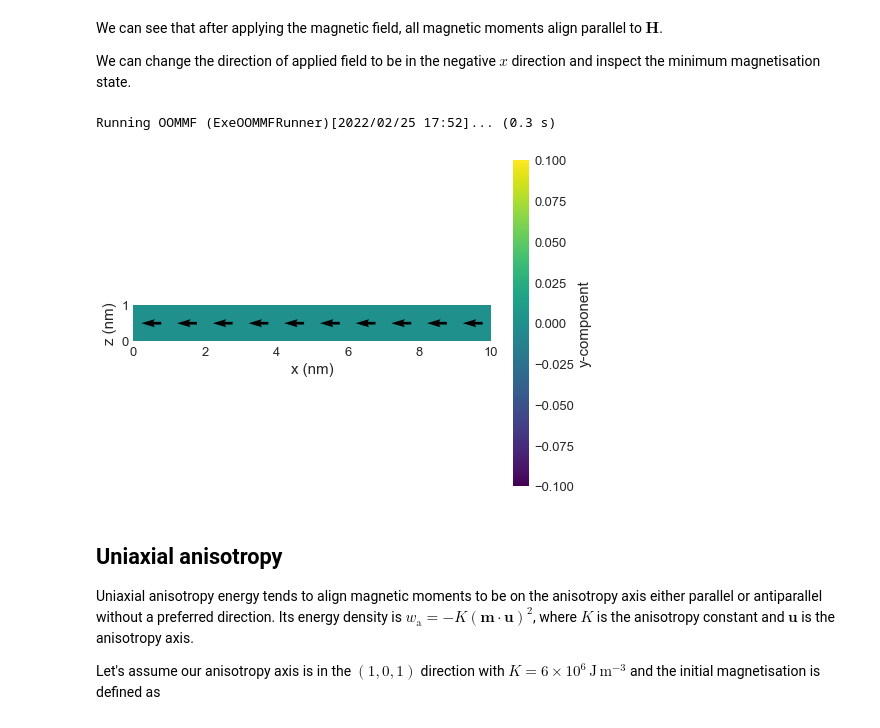
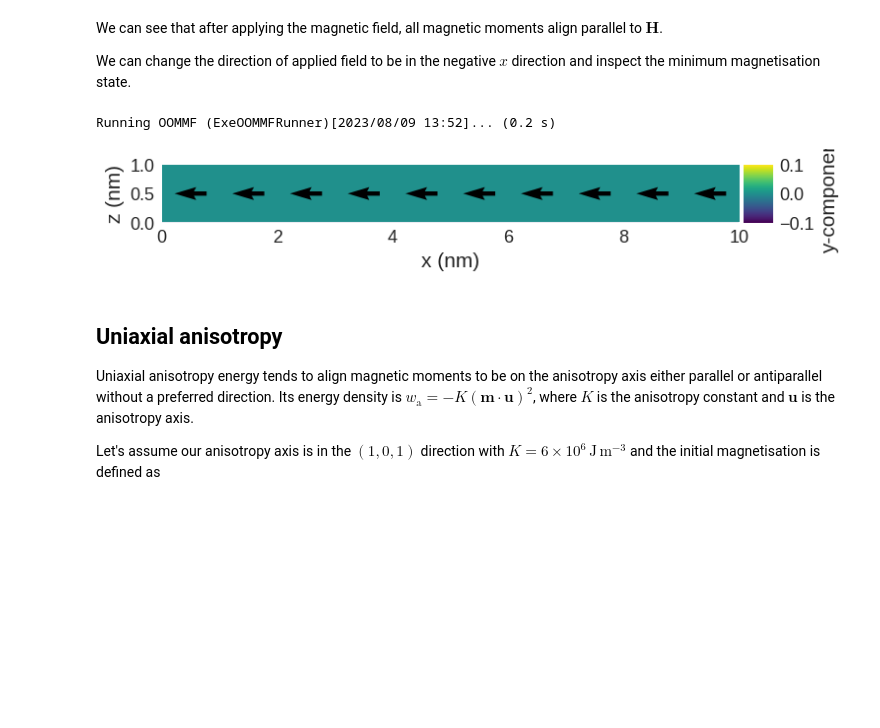
Before and after one commit to ubermag/tutorials, a Jupyter notebook: getting-started/energy-equation.ipynb, the cells around one changed output. Saved outputs shown, nothing was run; the diff lists cells and outputs as text; code cells hidden in the pictures; blank space fills up the shorter version.

```diff
--- a/getting-started/energy-equation.ipynb
+++ b/getting-started/energy-equation.ipynb
@@ -37,7 +33,7 @@ system = mm.System(name='zeeman')  # create the (micromagnetic) system object
 H = (0, 0, 1e6)  # external magnetic field (A/m)
 Ms = 8e6  # saturation magnetisation (A/m)
 system.energy = mm.Zeeman(H=H)  # define system's Hamiltonian
-system.m = df.Field(mesh, dim=3, value=(1, 0, 1), norm=Ms)  # define initial magnetisation
+system.m = df.Field(mesh, nvdim=3, value=(1, 0, 1), norm=Ms)  # define initial magnetisation
 
-system.m.plane('y').mpl()
+system.m.sel('y').mpl()
 # %% [output]
@@ -59,10 +55,10 @@ We can change the direction of applied field to be in the negative $x$ direction
 # %%
 system.energy.zeeman.H = (-1e6, 0, 0)
 md.drive(system)
-system.m.plane('y').mpl()
+system.m.sel('y').mpl()
 # %% [output]
-Running OOMMF (ExeOOMMFRunner)[2022/02/25 17:52]... (0.3 s)
+Running OOMMF (ExeOOMMFRunner)[2023/08/09 13:52]... (0.2 s)
-[figure, old version]
+[figure, new version]
 # %% [markdown]
 ## Uniaxial anisotropy
 
```
Also changed, not shown: parts of 18 cells of this notebook.
